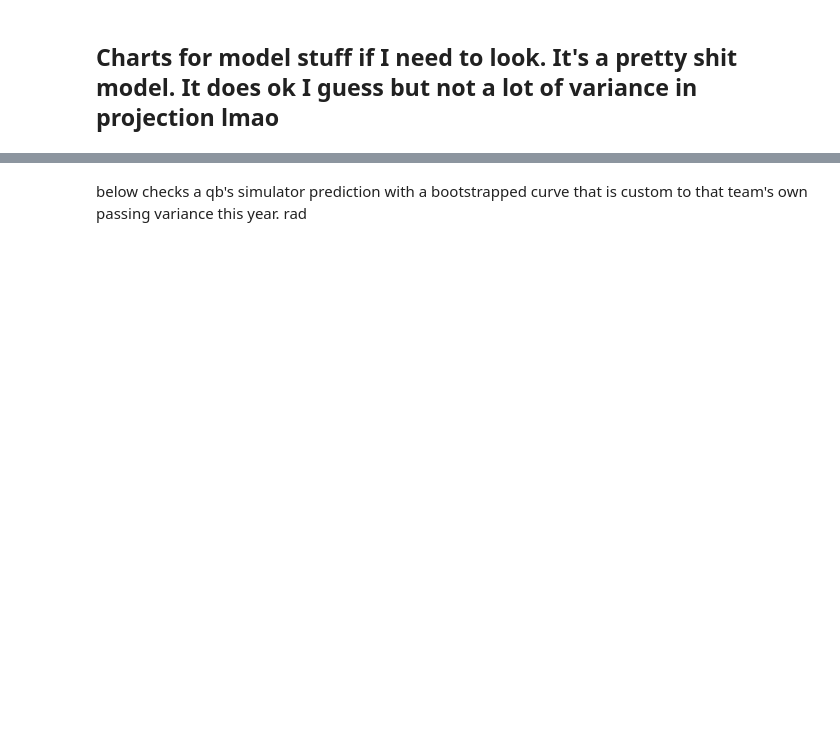
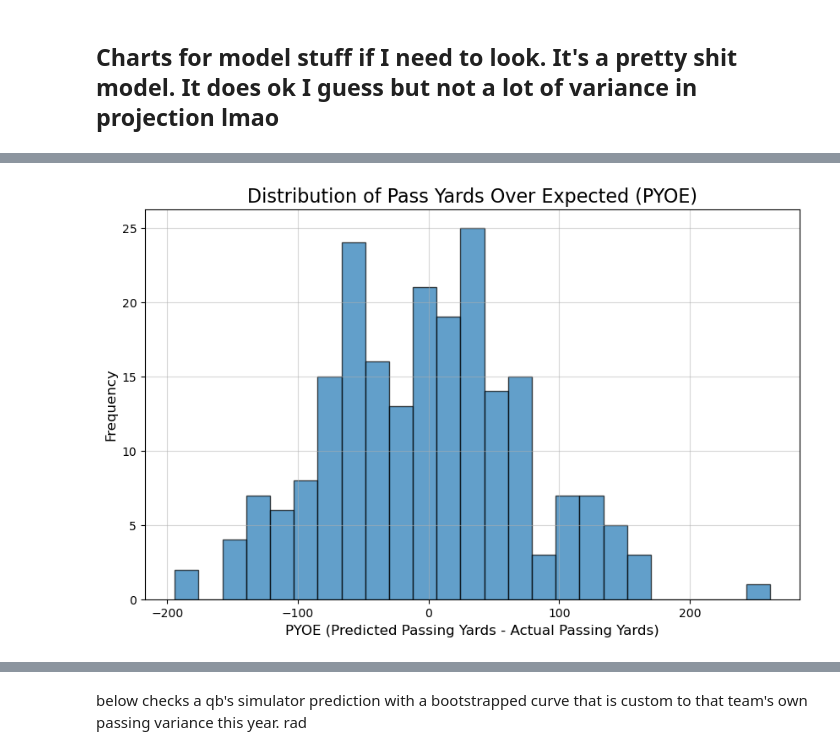
Before and after one commit to bhuggard/MidpointMadness, a Jupyter notebook: MidpointMadnessMainNotebook.ipynb, the cells around one changed output, grey strips where cells are left out. Drawn from its saved outputs; the diff is of its cells as text; code cells hidden in the pictures; blank space fills up the shorter version.

```diff
--- a/MidpointMadnessMainNotebook.ipynb
+++ b/MidpointMadnessMainNotebook.ipynb
@@ -857,12 +876,14 @@ combined_american_odds: +969
 # %%
-# # Plotting the histogram of PYOE
-# plt.figure(figsize=(10, 6))
-# plt.hist(test_data['pyoe'], bins=25, edgecolor='black', alpha=0.7)
-# plt.title('Distribution of Pass Yards Over Expected (PYOE)', fontsize=16)
-# plt.xlabel('PYOE (Predicted Passing Yards - Actual Passing Yards)', fontsize=12)
-# plt.ylabel('Frequency', fontsize=12)
-# plt.grid(True, alpha=0.5)
+# Plotting the histogram of PYOE
+plt.figure(figsize=(10, 6))
+plt.hist(test_data['pyoe'], bins=25, edgecolor='black', alpha=0.7)
+plt.title('Distribution of Pass Yards Over Expected (PYOE)', fontsize=16)
+plt.xlabel('PYOE (Predicted Passing Yards - Actual Passing Yards)', fontsize=12)
+plt.ylabel('Frequency', fontsize=12)
+plt.grid(True, alpha=0.5)
 
-# # Show the plot
-# plt.show()
+# Show the plot
+plt.show()
+# %% [output]
+[figure, added]
 # %%
```
Also changed, not shown: parts of 9 cells of this notebook.
